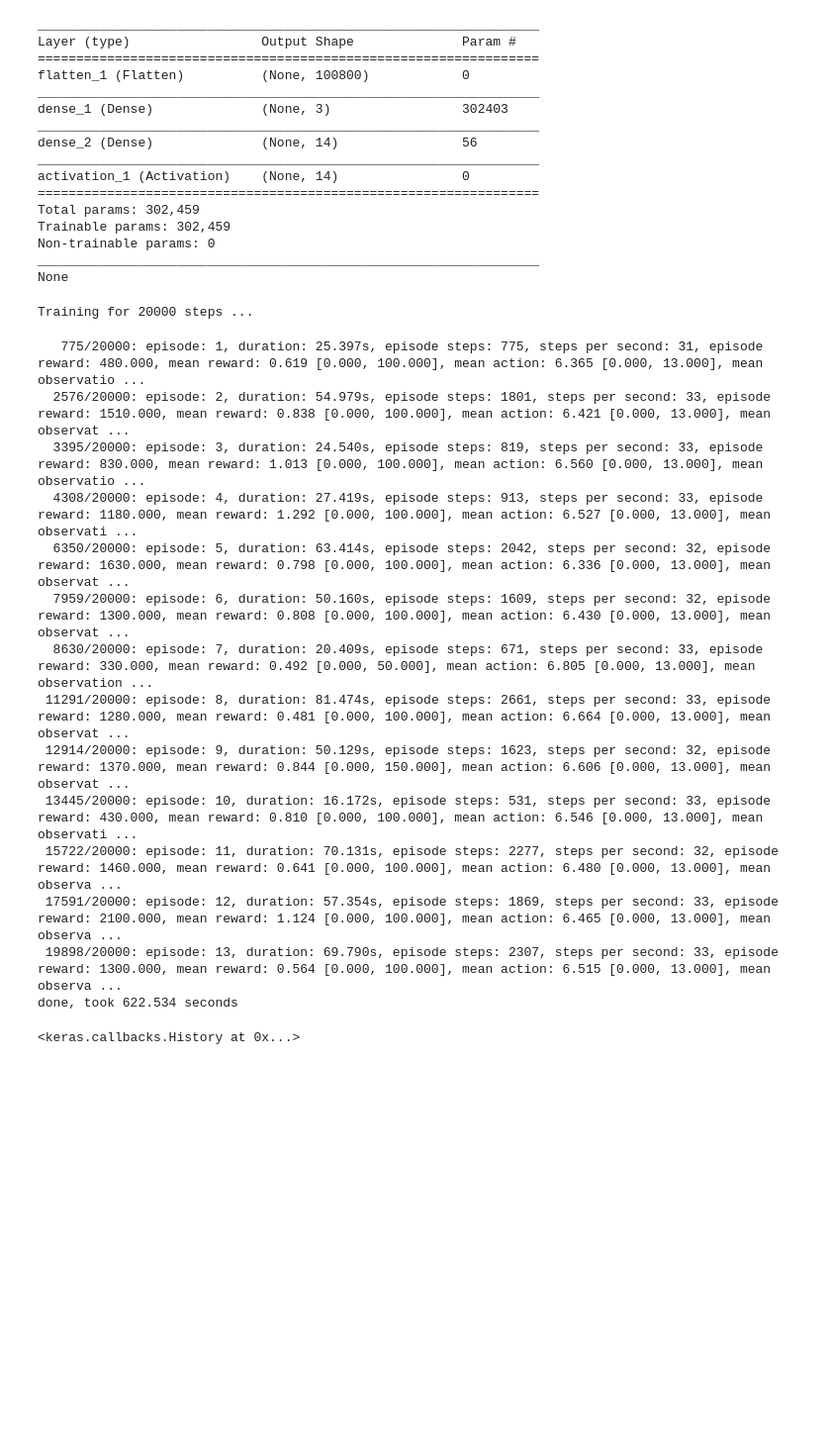
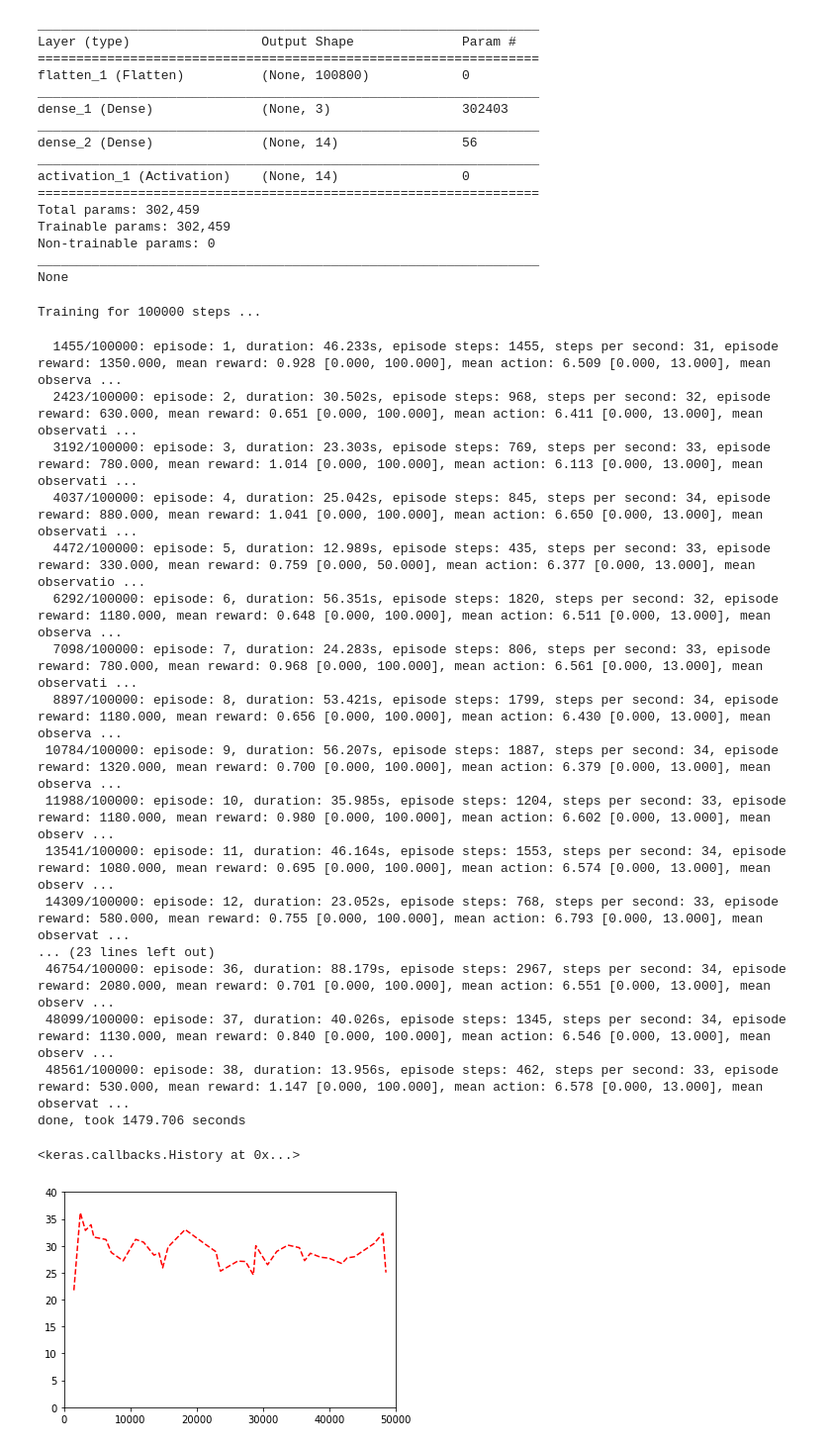
Before and after one commit to SoyGema/OpenAI, a Jupyter notebook: QLearning/dqn_asteroids_gym.ipynb, the cells around one changed output. Shown: that part at 99% size. Saved outputs shown, nothing was run; the diff lists cells and outputs as text; code cells hidden in the pictures; blank space fills up the shorter version.

Commit message:
Graphics of Loss

```diff
--- a/QLearning/dqn_asteroids_gym.ipynb
+++ b/QLearning/dqn_asteroids_gym.ipynb
@@ -56,25 +58,47 @@ dqn = DQNAgent(model=model, nb_actions=nb_actions, memory=memory, nb_steps_warmu
               target_model_update=1e-2, policy=policy)
 dqn.compile(Adam(lr=1e-3), metrics=['mae', 'acc'])
 # %%
-## Visualize the training during 20000 steps
-dqn.fit(env, nb_steps=20000, visualize=True, verbose=2)
+## Visualize the training during 500000 steps
+dqn.fit(env, nb_steps=500000, visualize=True, verbose=2)
 # %% [output]
-Training for 20000 steps ...
+Training for 100000 steps ...
-   775/20000: episode: 1, duration: 25.397s, episode steps: 775, steps per second: 31, episode reward: 480.000, mean reward: 0.619 [0.000, 100.000], mean action: 6.365 [0.000, 13.000], mean observatio ...
-  2576/20000: episode: 2, duration: 54.979s, episode steps: 1801, steps per second: 33, episode reward: 1510.000, mean reward: 0.838 [0.000, 100.000], mean action: 6.421 [0.000, 13.000], mean observat ...
-  3395/20000: episode: 3, duration: 24.540s, episode steps: 819, steps per second: 33, episode reward: 830.000, mean reward: 1.013 [0.000, 100.000], mean action: 6.560 [0.000, 13.000], mean observatio ...
-  4308/20000: episode: 4, duration: 27.419s, episode steps: 913, steps per second: 33, episode reward: 1180.000, mean reward: 1.292 [0.000, 100.000], mean action: 6.527 [0.000, 13.000], mean observati ...
-  6350/20000: episode: 5, duration: 63.414s, episode steps: 2042, steps per second: 32, episode reward: 1630.000, mean reward: 0.798 [0.000, 100.000], mean action: 6.336 [0.000, 13.000], mean observat ...
-  7959/20000: episode: 6, duration: 50.160s, episode steps: 1609, steps per second: 32, episode reward: 1300.000, mean reward: 0.808 [0.000, 100.000], mean action: 6.430 [0.000, 13.000], mean observat ...
-  8630/20000: episode: 7, duration: 20.409s, episode steps: 671, steps per second: 33, episode reward: 330.000, mean reward: 0.492 [0.000, 50.000], mean action: 6.805 [0.000, 13.000], mean observation ...
- 11291/20000: episode: 8, duration: 81.474s, episode steps: 2661, steps per second: 33, episode reward: 1280.000, mean reward: 0.481 [0.000, 100.000], mean action: 6.664 [0.000, 13.000], mean observat ...
- 12914/20000: episode: 9, duration: 50.129s, episode steps: 1623, steps per second: 32, episode reward: 1370.000, mean reward: 0.844 [0.000, 150.000], mean action: 6.606 [0.000, 13.000], mean observat ...
- 13445/20000: episode: 10, duration: 16.172s, episode steps: 531, steps per second: 33, episode reward: 430.000, mean reward: 0.810 [0.000, 100.000], mean action: 6.546 [0.000, 13.000], mean observati ...
- 15722/20000: episode: 11, duration: 70.131s, episode steps: 2277, steps per second: 32, episode reward: 1460.000, mean reward: 0.641 [0.000, 100.000], mean action: 6.480 [0.000, 13.000], mean observa ...
- 17591/20000: episode: 12, duration: 57.354s, episode steps: 1869, steps per second: 33, episode reward: 2100.000, mean reward: 1.124 [0.000, 100.000], mean action: 6.465 [0.000, 13.000], mean observa ...
- 19898/20000: episode: 13, duration: 69.790s, episode steps: 2307, steps per second: 33, episode reward: 1300.000, mean reward: 0.564 [0.000, 100.000], mean action: 6.515 [0.000, 13.000], mean observa ...
-done, took 622.534 seconds
+  1455/100000: episode: 1, duration: 46.233s, episode steps: 1455, steps per second: 31, episode reward: 1350.000, mean reward: 0.928 [0.000, 100.000], mean action: 6.509 [0.000, 13.000], mean observa ...
+  2423/100000: episode: 2, duration: 30.502s, episode steps: 968, steps per second: 32, episode reward: 630.000, mean reward: 0.651 [0.000, 100.000], mean action: 6.411 [0.000, 13.000], mean observati ...
+  3192/100000: episode: 3, duration: 23.303s, episode steps: 769, steps per second: 33, episode reward: 780.000, mean reward: 1.014 [0.000, 100.000], mean action: 6.113 [0.000, 13.000], mean observati ...
+  4037/100000: episode: 4, duration: 25.042s, episode steps: 845, steps per second: 34, episode reward: 880.000, mean reward: 1.041 [0.000, 100.000], mean action: 6.650 [0.000, 13.000], mean observati ...
+  4472/100000: episode: 5, duration: 12.989s, episode steps: 435, steps per second: 33, episode reward: 330.000, mean reward: 0.759 [0.000, 50.000], mean action: 6.377 [0.000, 13.000], mean observatio ...
+  6292/100000: episode: 6, duration: 56.351s, episode steps: 1820, steps per second: 32, episode reward: 1180.000, mean reward: 0.648 [0.000, 100.000], mean action: 6.511 [0.000, 13.000], mean observa ...
+  7098/100000: episode: 7, duration: 24.283s, episode steps: 806, steps per second: 33, episode reward: 780.000, mean reward: 0.968 [0.000, 100.000], mean action: 6.561 [0.000, 13.000], mean observati ...
+  8897/100000: episode: 8, duration: 53.421s, episode steps: 1799, steps per second: 34, episode reward: 1180.000, mean reward: 0.656 [0.000, 100.000], mean action: 6.430 [0.000, 13.000], mean observa ...
+ 10784/100000: episode: 9, duration: 56.207s, episode steps: 1887, steps per second: 34, episode reward: 1320.000, mean reward: 0.700 [0.000, 100.000], mean action: 6.379 [0.000, 13.000], mean observa ...
+ 11988/100000: episode: 10, duration: 35.985s, episode steps: 1204, steps per second: 33, episode reward: 1180.000, mean reward: 0.980 [0.000, 100.000], mean action: 6.602 [0.000, 13.000], mean observ ...
+ 13541/100000: episode: 11, duration: 46.164s, episode steps: 1553, steps per second: 34, episode reward: 1080.000, mean reward: 0.695 [0.000, 100.000], mean action: 6.574 [0.000, 13.000], mean observ ...
+ 14309/100000: episode: 12, duration: 23.052s, episode steps: 768, steps per second: 33, episode reward: 580.000, mean reward: 0.755 [0.000, 100.000], mean action: 6.793 [0.000, 13.000], mean observat ...
+... (23 lines left out)
+ 46754/100000: episode: 36, duration: 88.179s, episode steps: 2967, steps per second: 34, episode reward: 2080.000, mean reward: 0.701 [0.000, 100.000], mean action: 6.551 [0.000, 13.000], mean observ ...
+ 48099/100000: episode: 37, duration: 40.026s, episode steps: 1345, steps per second: 34, episode reward: 1130.000, mean reward: 0.840 [0.000, 100.000], mean action: 6.546 [0.000, 13.000], mean observ ...
+ 48561/100000: episode: 38, duration: 13.956s, episode steps: 462, steps per second: 33, episode reward: 530.000, mean reward: 1.147 [0.000, 100.000], mean action: 6.578 [0.000, 13.000], mean observat ...
+done, took 1479.706 seconds
 <keras.callbacks.History at 0x...>
+# %%
+#Plot loss variations
+import matplotlib.pyplot as plt
+episodes = [1455,2423,3192,4037,4472,6292,7098,8897,
+            10784,11988,13541,14309,14855,15676,17303,18249,
+            21461,22917,23238,23586,26189,27369,28548,28919,
+           30695,32084,33770,35502,36281,37151,38717,39922,
+           41911,42709,43787,46754,48099,48561]
+
+loss = [21.74,36.16,32.86,33.93,31.62,31.17,28.76,27.21,31.20,
+        30.66,28.269,28.651,25.91,29.79,31.83,33.02,30.15,28.89,
+        26.92,25.30,27.16,27.08,24.59,30.02,26.48,28.96,30.13,
+        29.65,27.24,28.61,27.87,27.72,26.7,27.76,27.96,30.41,32.34,25.04]
+
+plt.plot(episodes, loss, 'r--')
+plt.axis([0, 50000, 0, 40])
+plt.show()
+# %% [output]
+[figure, added]
 # %%
 ## Save the model
 dqn.save_weights('dqn_{}_weights.h5f'.format(ENV_NAME_2), overwrite=True)
```
Also changed, not shown: parts of 6 cells of this notebook.
